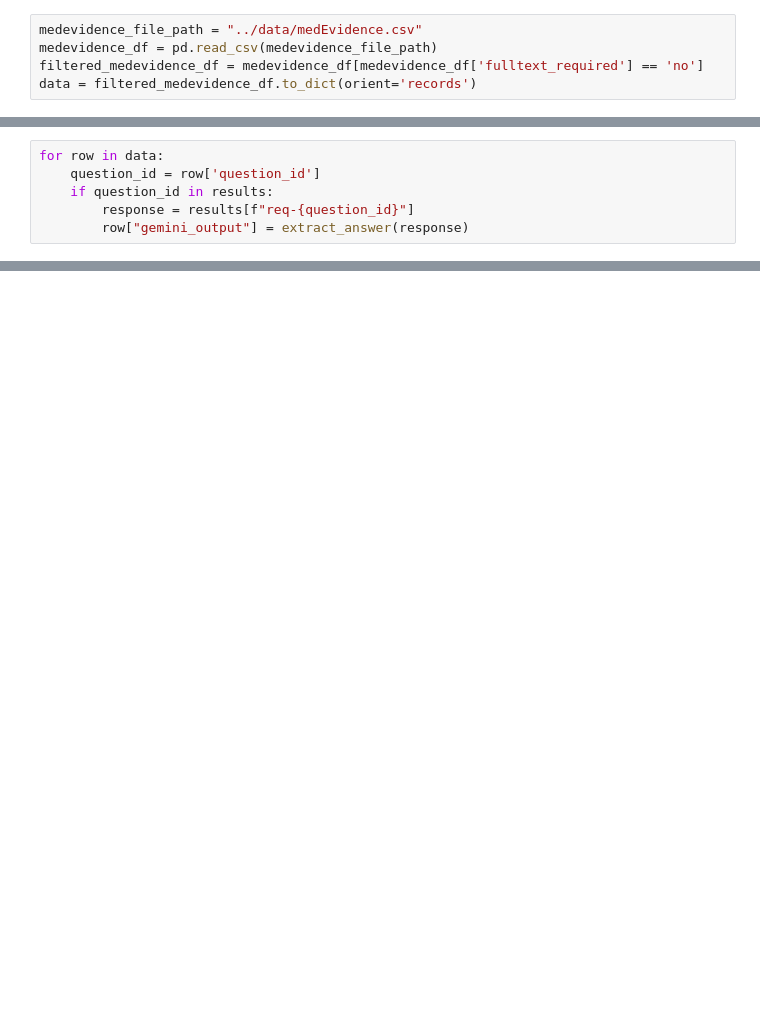
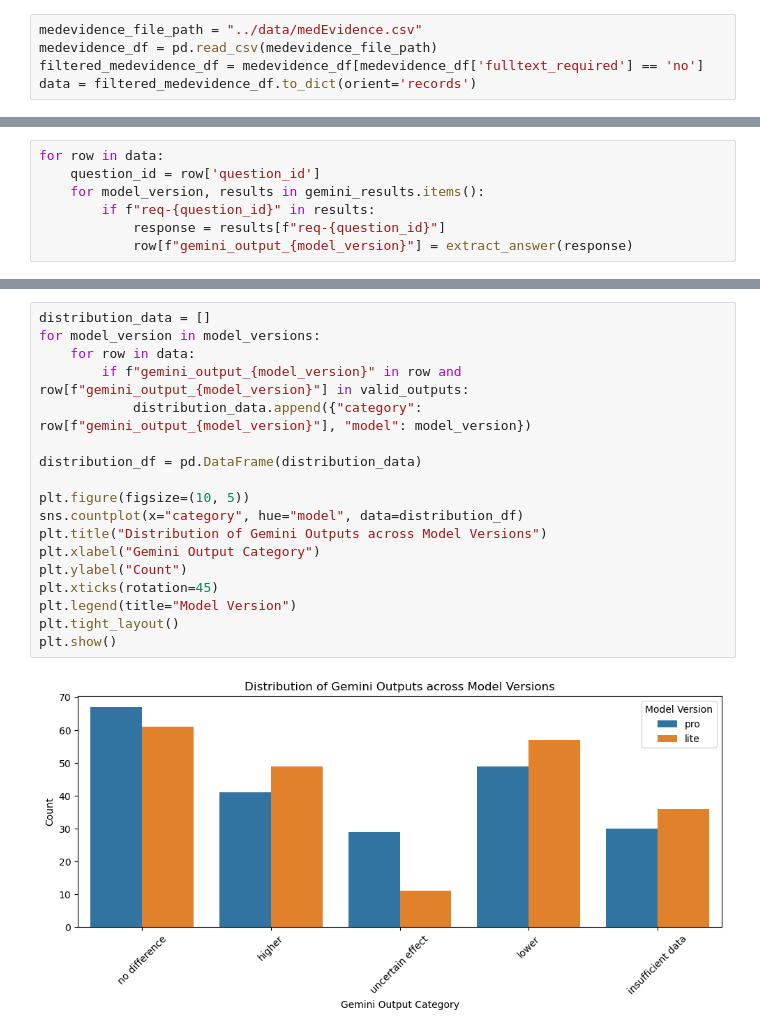
Before and after one commit to hyesunyun/LLMHealthFramingEffect, a Jupyter notebook: code/evaluate_medevidence.ipynb, the cells around one changed output, grey strips where cells are left out. Saved outputs shown, nothing was run; the diff lists cells and outputs as text; blank space fills up the shorter version.

```diff
--- a/code/evaluate_medevidence.ipynb
+++ b/code/evaluate_medevidence.ipynb
@@ -208,9 +225,10 @@ def extract_answer(text: str) -> str:
 # %%
 for row in data:
     question_id = row['question_id']
-    if question_id in results:
-        response = results[f"req-{question_id}"]
-        row["gemini_output"] = extract_answer(response)
+    for model_version, results in gemini_results.items():
+        if f"req-{question_id}" in results:
+            response = results[f"req-{question_id}"]
+            row[f"gemini_output_{model_version}"] = extract_answer(response)
 # %%
 # % of valid gemini output
 # the output must be one of the following: higher, lower, no difference, insufficient data, uncertain effect
@@ -276 +362,21 @@ plt.show()
+# %%
+distribution_data = []
+for model_version in model_versions:
+    for row in data:
+        if f"gemini_output_{model_version}" in row and row[f"gemini_output_{model_version}"] in valid_outputs:
+            distribution_data.append({"category": row[f"gemini_output_{model_version}"], "model": model_version})
+
+distribution_df = pd.DataFrame(distribution_data)
+
+plt.figure(figsize=(10, 5))
+sns.countplot(x="category", hue="model", data=distribution_df)
+plt.title("Distribution of Gemini Outputs across Model Versions")
+plt.xlabel("Gemini Output Category")
+plt.ylabel("Count")
+plt.xticks(rotation=45)
+plt.legend(title="Model Version")
+plt.tight_layout()
+plt.show()
+# %% [output]
+[figure, added]
 # %%
```
Also changed, not shown: parts of 18 cells of this notebook, 14 other files.
